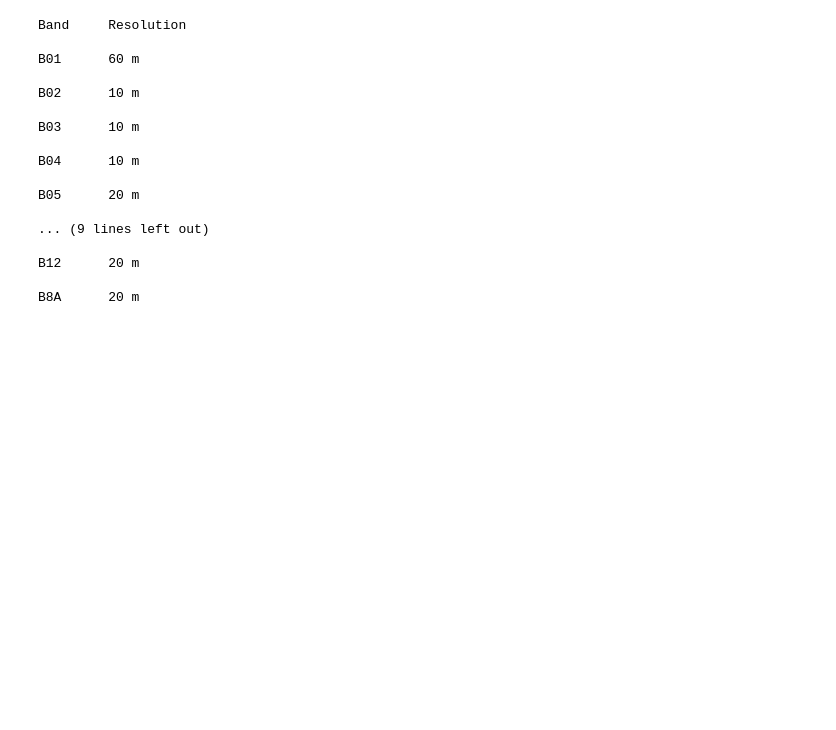
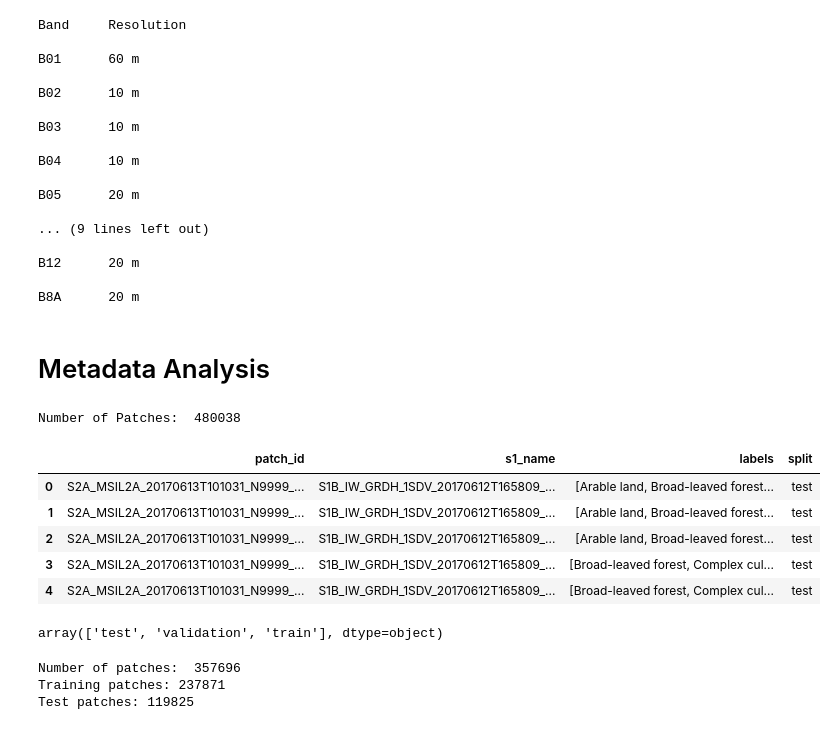
Before and after one commit to emirhansarioglu/Cross-Modal-Learning, a Jupyter notebook: SentinelDataPreparer.ipynb, the cells around one changed output. Saved outputs shown, nothing was run; the diff lists cells and outputs as text; code cells hidden in the pictures; blank space fills up the shorter version.

Commit message:
Analyze S1, S2 and metadata

```diff
--- a/SentinelDataPreparer.ipynb
+++ b/SentinelDataPreparer.ipynb
@@ -91,3 +91,35 @@ B05      20 m
 B12      20 m
 
 B8A      20 m
+# %% [markdown]
+# Metadata Analysis
+# %%
+#!pip install pandas pyarrow
+metadata_path = "D:\RSCode\metadata.parquet"
+# %%
+df = pd.read_parquet(metadata_path)
+# %%
+s2_corr_s1 = df[["patch_id", "s1_name", "labels", "split"]]
+print("Number of Patches: " ,len(s2_corr_s1))
+s2_corr_s1.head()
+# %% [output]
+Number of Patches:  480038
+|  | patch_id | s1_name | labels | split |
+| 0 | S2A_MSIL2A_20170613T101031_N9999_... | S1B_IW_GRDH_1SDV_20170612T165809_... | [Arable land, Broad-leaved forest... | test |
+| 1 | S2A_MSIL2A_20170613T101031_N9999_... | S1B_IW_GRDH_1SDV_20170612T165809_... | [Arable land, Broad-leaved forest... | test |
+| 2 | S2A_MSIL2A_20170613T101031_N9999_... | S1B_IW_GRDH_1SDV_20170612T165809_... | [Arable land, Broad-leaved forest... | test |
+| 3 | S2A_MSIL2A_20170613T101031_N9999_... | S1B_IW_GRDH_1SDV_20170612T165809_... | [Broad-leaved forest, Complex cul... | test |
+| 4 | S2A_MSIL2A_20170613T101031_N9999_... | S1B_IW_GRDH_1SDV_20170612T165809_... | [Broad-leaved forest, Complex cul... | test |
+# %%
+s2_corr_s1['split'].unique()
+# %% [output]
+array(['test', 'validation', 'train'], dtype=object)
+# %%
+# Filtering out patches that are not totally clear for scene classification
+s2_corr_s1 = s2_corr_s1[(s2_corr_s1["split"] == "train") | (s2_corr_s1["split"] == "test")]
+print("Number of patches: " ,len(s2_corr_s1))
+print(f'Training patches: {len(s2_corr_s1[s2_corr_s1["split"] == "train"])}\nTest patches: {len(s2_corr_s1[s2_corr_s1["split"] == "test"])}')
+# %% [output]
+Number of patches:  357696
+Training patches: 237871
+Test patches: 119825
```
Also changed, not shown: parts of 11 cells of this notebook.
